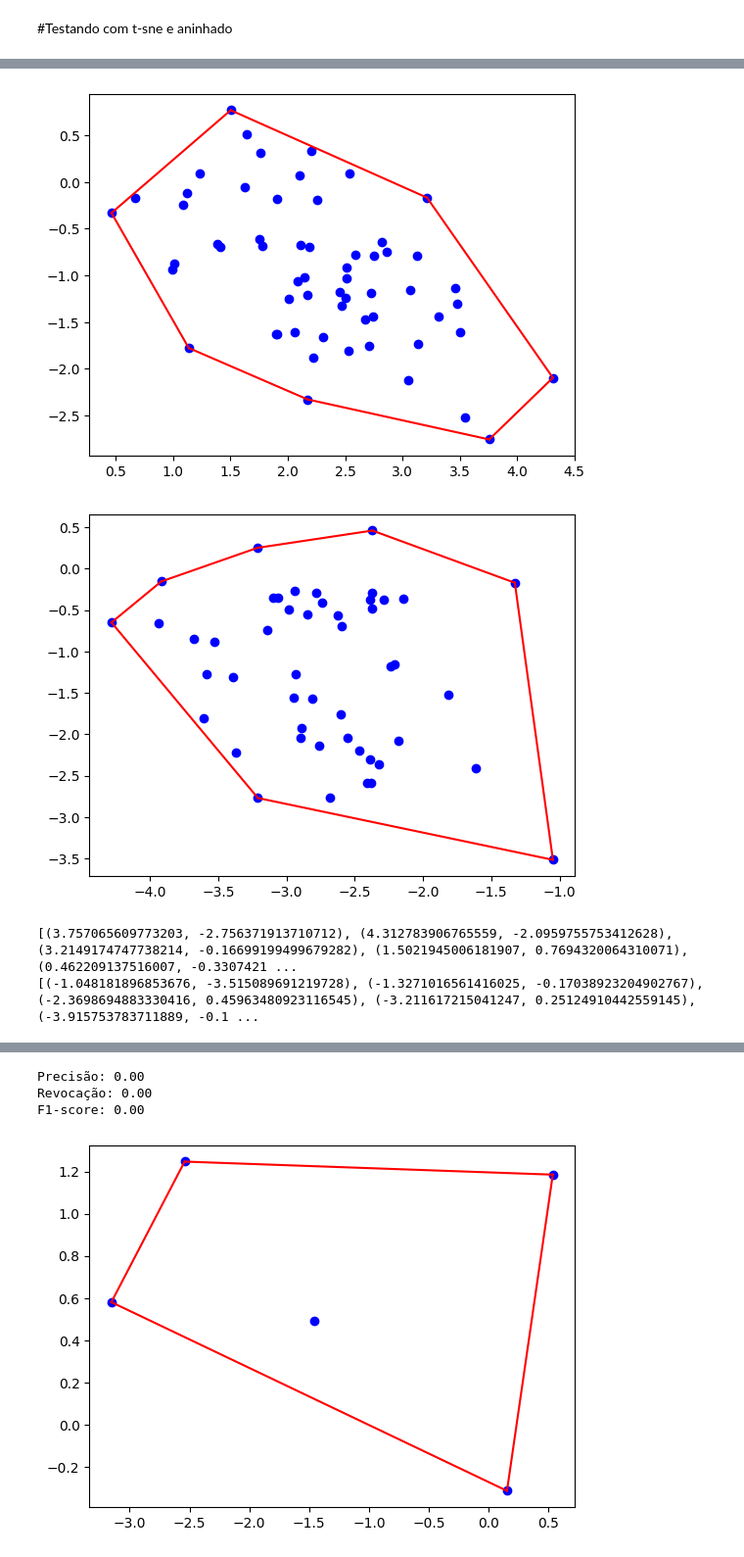
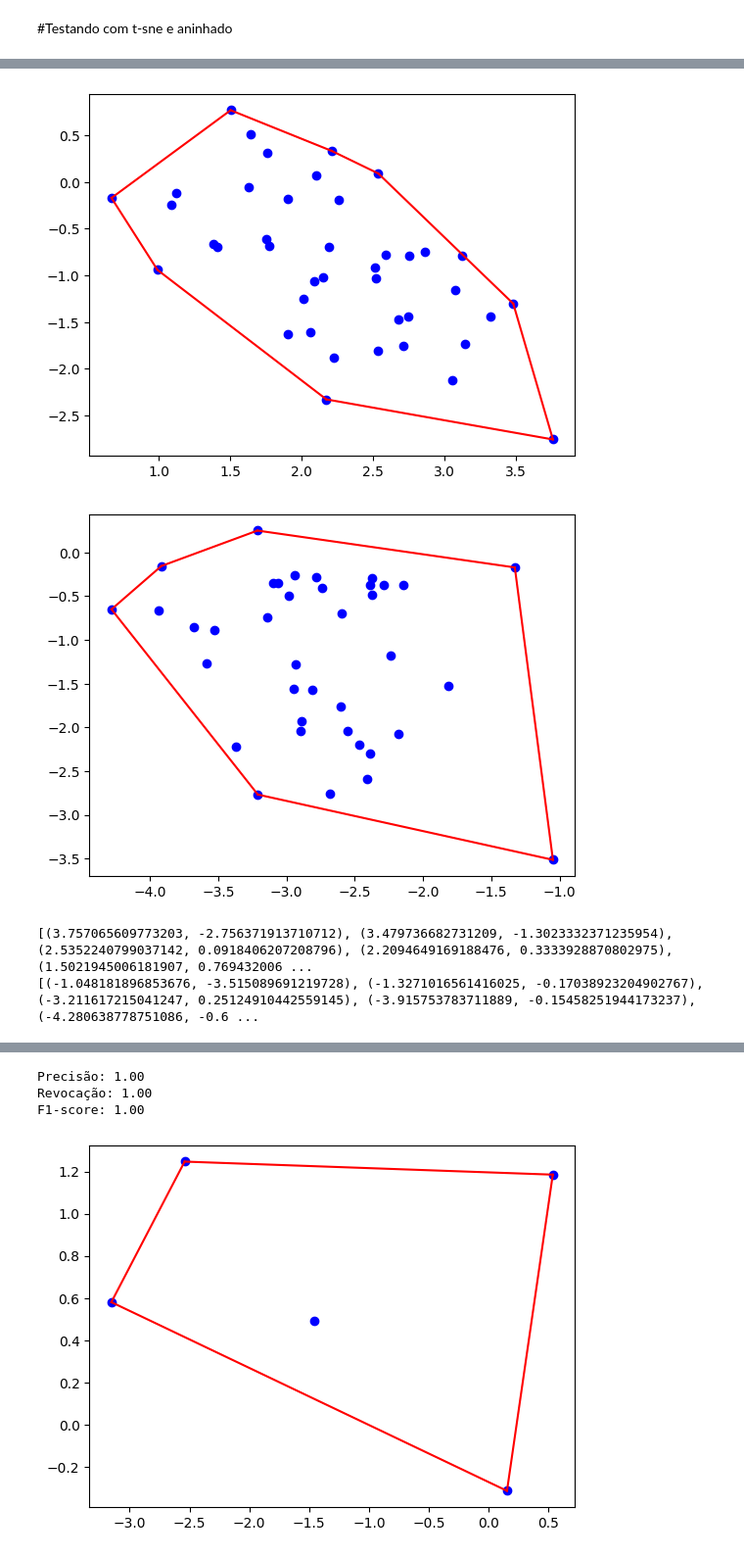
Before and after one commit to marcelomrad/Classificador_Linear, a Jupyter notebook: main.ipynb, the cells around one changed output, grey strips where cells are left out. Shown at 98% size. Cells and saved outputs as stored; diff of their text form; code cells hidden in the pictures.

```diff
--- a/main.ipynb
+++ b/main.ipynb
@@ -570,14 +570,14 @@ irisTrain1Env = graham_scan(irisTrain1Pts)
 plot_envoltoria(irisTrain1Pts, irisTrain1Env)
 
 separavel = verificar_separabilidade_linear(irisTrain0Env, irisTrain1Env)
-if separavel:
-    plot_separabilidade(irisTrain0Pts, irisTrain1Pts)
+plot_separabilidade(irisTrain0Pts, irisTrain1Pts)
 
-    modelo = construir_modelo_linear(irisTrain0Pts, irisTrain1Pts)
+modelo = construir_modelo_linear(irisTrain0Pts, irisTrain1Pts)
+if (modelo):
     plot_modelo(irisTrain0Pts, irisTrain1Pts)
     label_iris = 'class'
-    precisao, revocacao, f1 = calcular_metricas(label_iris, irisTrain, modelo, positive_label='Iris-setosa', negative_label='Iris-versicolor')
+    precisao, revocacao, f1 = calcular_metricas(label_iris, irisTest, modelo, positive_label='Iris-setosa', negative_label='Iris-versicolor')
     print(f"Precisão: {precisao:.2f}")
-    print(f"Revocação: {revocacao:.2f}")
+    print(f"Revocação : {revocacao:.2f}")
     print(f"F1-score: {f1:.2f}")
 # %% [output]
@@ -682,7 +682,7 @@ if separavel:
     plot_modelo(facesTrain0Pts, facesTrain1Pts)
 
     label_faces = 'label'
-    precisao, revocacao, f1 = calcular_metricas(label_faces, facesTrain, modelo, positive_label=0, negative_label=1)
+    precisao, revocacao, f1 = calcular_metricas(label_faces, facesTest, modelo, positive_label=0, negative_label=1)
     print(f"Precisão: {precisao:.2f}")
     print(f"Revocação: {revocacao:.2f}")
     print(f"F1-score: {f1:.2f}")
@@ -748,47 +751,55 @@ else:
 Os dados não são linearmente separáveis.
 # %%
 from sklearn.datasets import load_wine
+import pandas as pd
 from sklearn.decomposition import PCA
-import pandas as pd
 
+# Carregando os dados
 wine = load_wine()
-data = pd.DataFrame(wine.data)
+dataWine = pd.DataFrame(wine.data)
 
-# Add a column with labels
-data['label'] = wine.target
+dataWine['label'] = wine.target
 
-winePCA = apply_pca(data.drop(labels=['label'], axis=1))
-winePCA['label'] = data['label']  # Adding the label back after PCA
+winePCA = apply_pca(dataWine.drop(labels=['label'], axis=1))
 
-# Access the classes separately based on the 'label' column
-winePCA0 = winePCA[winePCA['label'] == 0].reset_index(drop=True)
-winePCA1 = winePCA[winePCA['label'] == 2].reset_index(drop=True)
+winePCA['label'] = dataWine['label']
 
-# Convert to points
+
+# Dividindo os dados em conjuntos de treinamento e teste
+wineTest = winePCA.sample(frac=0.3)
+wineTrain = winePCA.drop(wineTest.index)
+
+# Acessando as classes separadamente com base na coluna 'label'
+winePCA0 = wineTrain[wineTrain['label'] == 0]
+winePCA1 = wineTrain[wineTrain['label'] == 2]
+
+# Convertendo para pontos
 winePCA0Pts = [Ponto(row['Componente 1'], row['Componente 2']) for _, row in winePCA0.iterrows()]
 winePCA1Pts = [Ponto(row['Componente 1'], row['Componente 2']) for _, row in winePCA1.iterrows()]
 
-# Plotting the convex hull
+# Calculando e Plotando a envoltória convexa
 winePCA0Env = graham_scan(winePCA0Pts)
 plot_envoltoria(winePCA0Pts, winePCA0Env)
 
 winePCA1Env = graham_scan(winePCA1Pts)
 plot_envoltoria(winePCA1Pts, winePCA1Env)
 
 separavel = verificar_separabilidade_linear(winePCA0Env, winePCA1Env)
 plot_separabilidade(winePCA0Pts, winePCA1Pts)
 
 if separavel:
     modelo = construir_modelo_linear(winePCA0Pts, winePCA1Pts)
     plot_modelo(winePCA0Pts, winePCA1Pts)
+    label_wine = 'label'
 
-    label_wine = 'label'
-    precisao, revocacao, f1 = calcular_metricas('label', winePCA, modelo, positive_label=0, negative_label=2)
+    precisao, revocacao, f1 = calcular_metricas(label_wine, wineTest, modelo, positive_label=0, negative_label=2)
     print(f"Precisão: {precisao:.2f}")
     print(f"Revocação: {revocacao:.2f}")
     print(f"F1-score: {f1:.2f}")
+else:
+    print('Os dados não são linearmente separáveis.')
 # %% [output]
-[figure, old version]
+[figure, new version]
-[figure, old version]
+[figure, new version]
-[(3.757065609773203, -2.756371913710712), (4.312783906765559, -2.0959755753412628), (3.2149174747738214, -0.16699199499679282), (1.5021945006181907, 0.7694320064310071), (0.462209137516007, -0.3307421 ...
-[(-1.048181896853676, -3.515089691219728), (-1.3271016561416025, -0.17038923204902767), (-2.3698694883330416, 0.45963480923116545), (-3.211617215041247, 0.25124910442559145), (-3.915753783711889, -0.1 ...
+[(3.757065609773203, -2.756371913710712), (3.479736682731209, -1.3023332371235954), (2.5352240799037142, 0.0918406207208796), (2.2094649169188476, 0.3333928870802975), (1.5021945006181907, 0.769432006 ...
+[(-1.048181896853676, -3.515089691219728), (-1.3271016561416025, -0.17038923204902767), (-3.211617215041247, 0.25124910442559145), (-3.915753783711889, -0.15458251944173237), (-4.280638778751086, -0.6 ...
@@ -797,6 +808,6 @@ if separavel:
-Precisão: 0.00
-Revocação: 0.00
-F1-score: 0.00
+Precisão: 1.00
+Revocação: 1.00
+F1-score: 1.00
 # %%
 from sklearn.datasets import load_diabetes
 import pandas as pd
```
Also changed, not shown: parts of 13 cells of this notebook.
